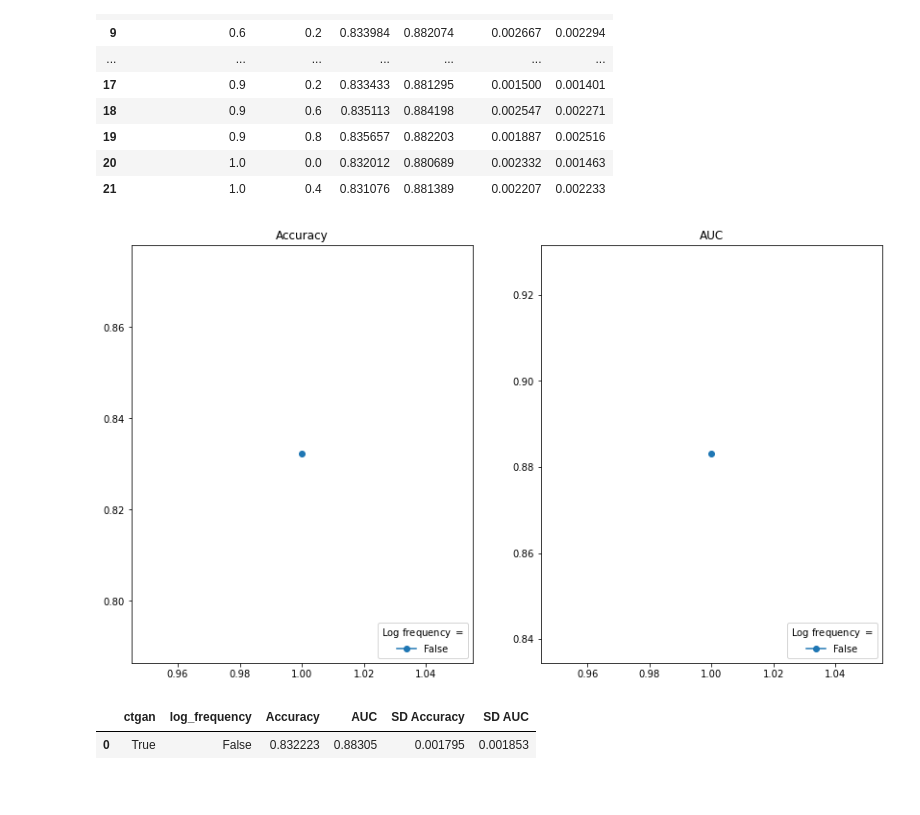
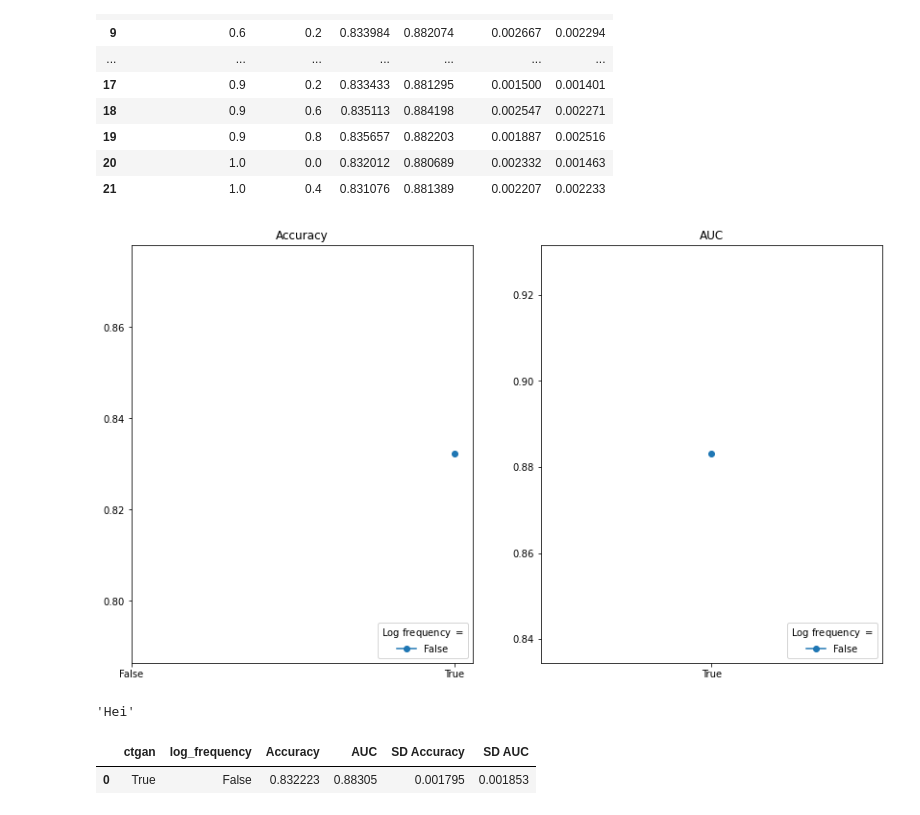
Before and after one commit to ArneRustad/Master-thesis-cf, a Jupyter notebook: scripts/tabGAN_hyperparam_tuning.ipynb, the cells around one changed output. Saved outputs shown, nothing was run; the diff lists cells and outputs as text; code cells hidden in the pictures.

```diff
--- a/scripts/tabGAN_hyperparam_tuning.ipynb
+++ b/scripts/tabGAN_hyperparam_tuning.ipynb
@@ -1978,27 +1978,31 @@ helpers.hp_tuning.generate_multiple_datasets_for_multiple_hyperparameters(
 # %%
 result_ctgan = helpers.hp_tuning.evaluate_hyperparams_through_prediction(
     data_train=data_train,
     data_test=data_test,
     dataset_dir=const.dir.hyperparams_tuning(),
     hyperparams_vec=ctgan_vec,
     hyperparams_name = "categorical_query",
     hyperparams_subname=["ctgan", "log_frequency"],
     subfolder="tabGAN-qtr",
     n_synthetic_datasets = 7,#, n_synthetic_datasets_ctgan_comparison,
     save_dir = const.dir.images(),
     save_path = "predictive_performance_against_ctgan.svg",
     legend_pos="lower right",
     x_scale="linear",
     incl_comparison_folder=True,
     allow_not_complete_hp_vec=True,
     plot_separate=True,
     only_separate_by_color=True,
     result_table_split_hps=True,
-    bool_x_axis=True,
-    plot_type="bar"
+    bool_x_axis=True
 )
 # %% [output]
-[figure, old version]
+[figure, new version]
+# %%
+hei = lambda **kwargs: kwargs.pop("a")
+hei(a = "Hei")
+# %% [output]
+'Hei'
 # %%
 result_ctgan
 # %% [output]
```
Also changed, not shown: 3 other files.
